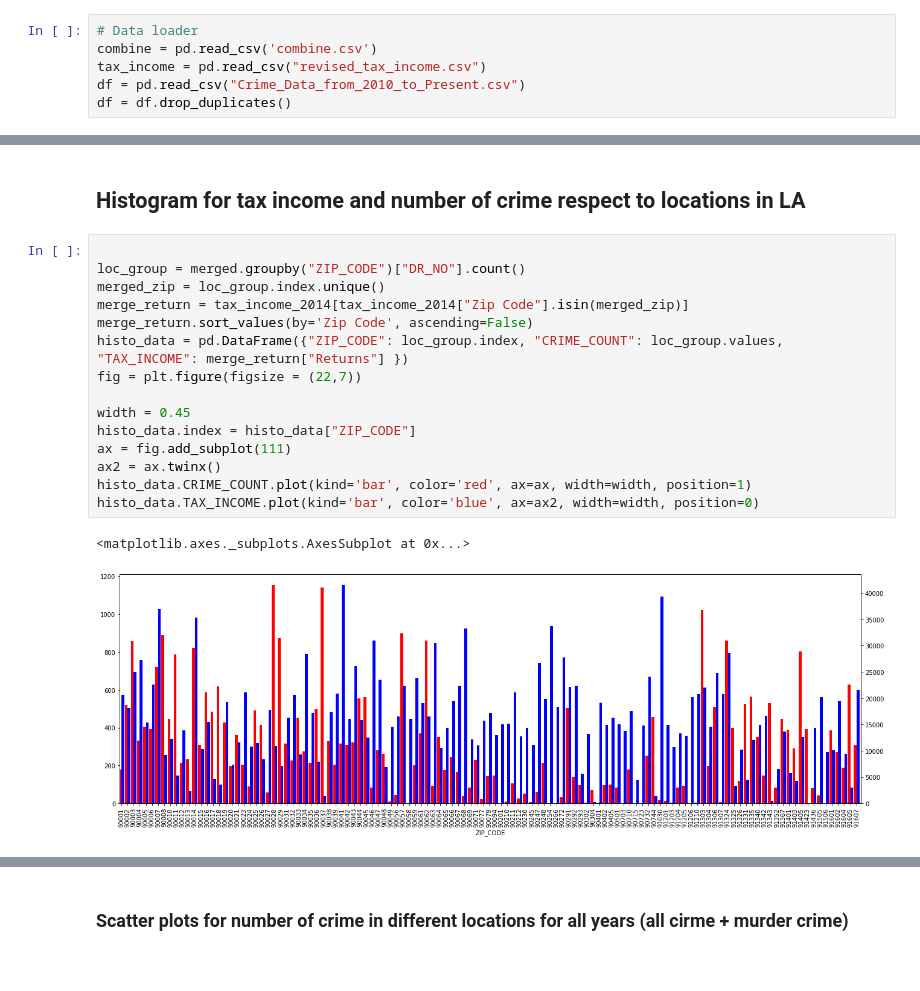
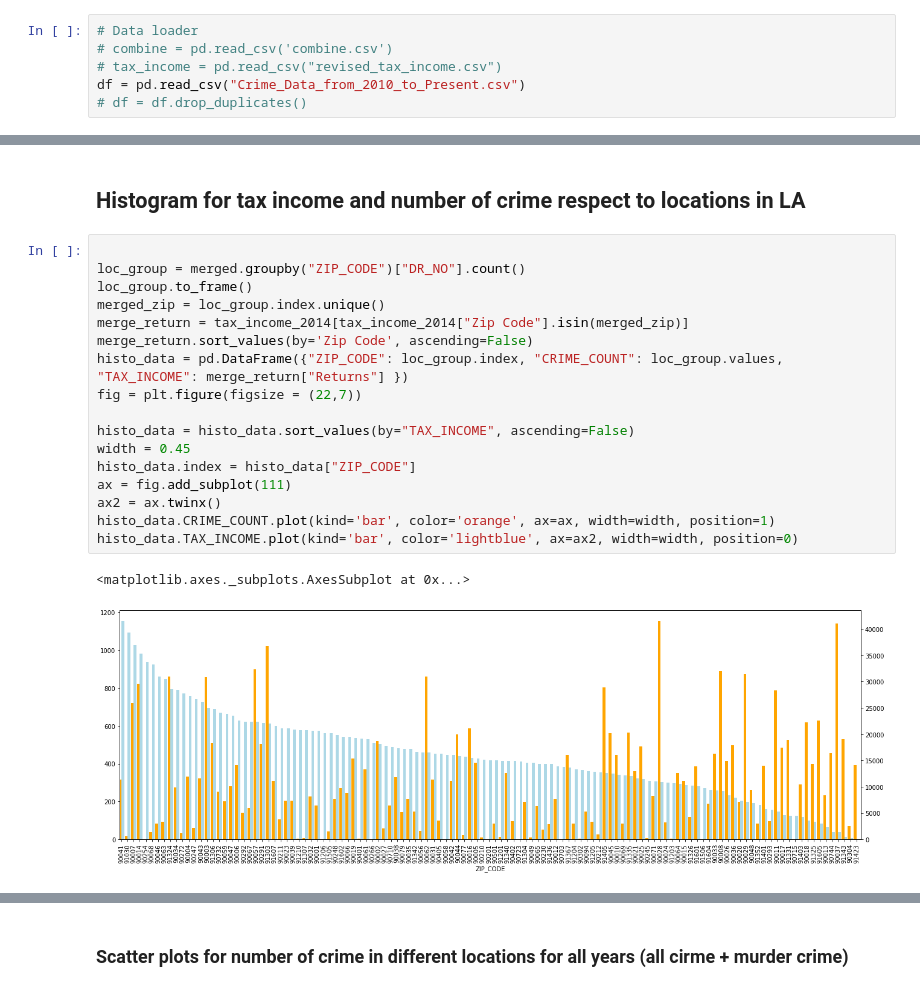
Before and after one commit to moody6520/15688Project, a Jupyter notebook: Visu-part3.ipynb, the cells around one changed output, grey strips where cells are left out. Drawn from its saved outputs; the diff is of its cells as text.

```diff
--- a/Visu-part3.ipynb
+++ b/Visu-part3.ipynb
@@ -14,10 +14,10 @@ import matplotlib.pyplot as plt
 np.random.seed(0)
 # %%
 # Data loader
-combine = pd.read_csv('combine.csv')
-tax_income = pd.read_csv("revised_tax_income.csv")
+# combine = pd.read_csv('combine.csv')
+# tax_income = pd.read_csv("revised_tax_income.csv")
 df = pd.read_csv("Crime_Data_from_2010_to_Present.csv")
-df = df.drop_duplicates()
+# df = df.drop_duplicates()
 # %%
 tax_income_2014 = tax_income[tax_income["Taxable Year"] == 2014]
 merged = pd.merge(left=combine,right=tax_income_2014, left_on="ZIP_CODE", right_on='Zip Code',how="inner")
@@ -32,19 +32,21 @@ df['HOUR']=df['TIME OCC']//100
 # %%
 
 loc_group = merged.groupby("ZIP_CODE")["DR_NO"].count()
+loc_group.to_frame()
 merged_zip = loc_group.index.unique()
 merge_return = tax_income_2014[tax_income_2014["Zip Code"].isin(merged_zip)]
 merge_return.sort_values(by='Zip Code', ascending=False)
 histo_data = pd.DataFrame({"ZIP_CODE": loc_group.index, "CRIME_COUNT": loc_group.values, "TAX_INCOME": merge_return["Returns"] })
 fig = plt.figure(figsize = (22,7))
 
+histo_data = histo_data.sort_values(by="TAX_INCOME", ascending=False)
 width = 0.45
 histo_data.index = histo_data["ZIP_CODE"]
 ax = fig.add_subplot(111)
 ax2 = ax.twinx()
-histo_data.CRIME_COUNT.plot(kind='bar', color='red', ax=ax, width=width, position=1)
-histo_data.TAX_INCOME.plot(kind='bar', color='blue', ax=ax2, width=width, position=0)
+histo_data.CRIME_COUNT.plot(kind='bar', color='orange', ax=ax, width=width, position=1)
+histo_data.TAX_INCOME.plot(kind='bar', color='lightblue', ax=ax2, width=width, position=0)
 # %% [output]
 <matplotlib.axes._subplots.AxesSubplot at 0x...>
-[figure, old version]
+[figure, new version]
 # %%
```
Also changed, not shown: parts of 4 cells of this notebook.
